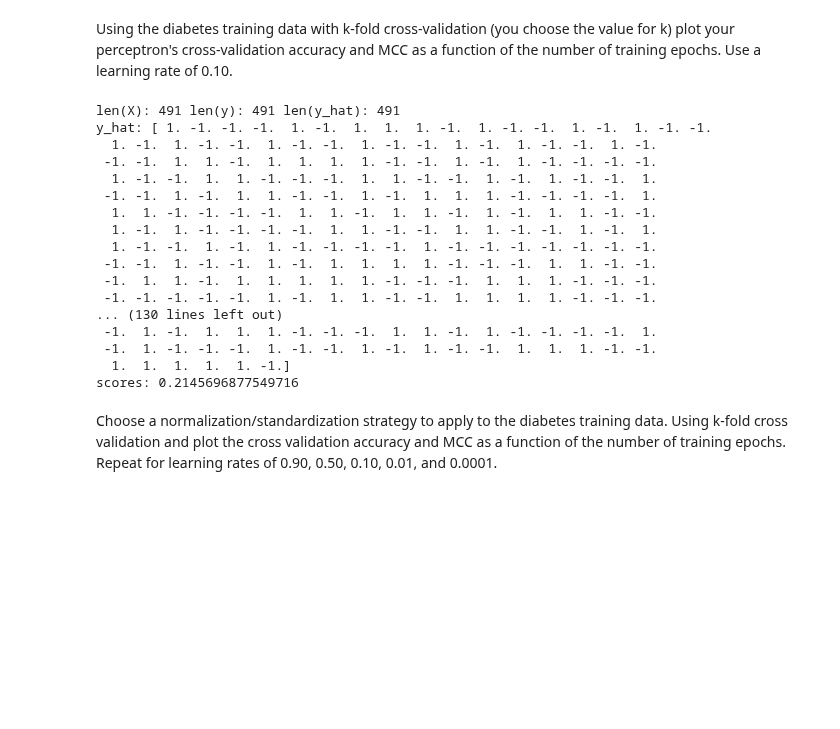
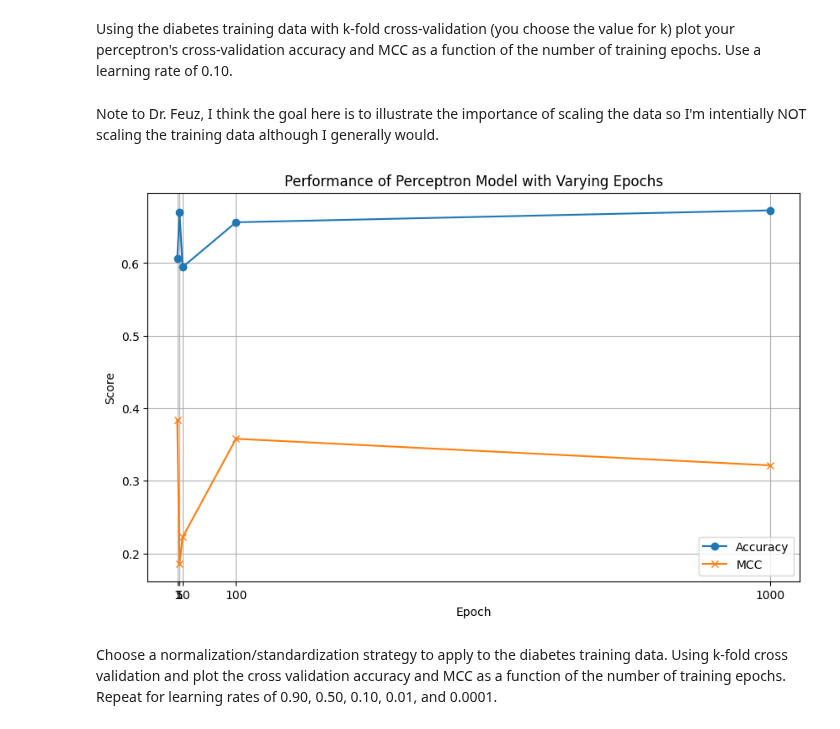
Before and after one commit to robchristiansen13/Learning, a Jupyter notebook: WeberState/CS 6600 (Machine Learning)/Assignments/Assignment4.ipynb, the cells around one changed output. Drawn from its saved outputs; the diff is of its cells as text; code cells hidden in the pictures; blank space fills up the shorter version.

Commit message:
Added plots

```diff
--- a/WeberState/CS 6600 (Machine Learning)/Assignments/Assignment4.ipynb
+++ b/WeberState/CS 6600 (Machine Learning)/Assignments/Assignment4.ipynb
@@ -127,44 +125,61 @@ from sklearn.model_selection import train_test_split
 X_train, X_test, y_train, y_test = train_test_split(X, y, test_size = 0.20)
 # %% [markdown]
 Using the diabetes training data with k-fold cross-validation (you choose the value for k) plot your perceptron's cross-validation accuracy and MCC as a function of the number of training epochs.  Use a learning rate of 0.10.
+# %% [markdown]
+Note to Dr. Feuz, I think the goal here is to illustrate the importance of scaling the data so I'm intentially NOT scaling the training data although I generally would.
 # %%
 #TODO: k-fold cross validation with a learning rate of 0.10
 
 from sklearn.pipeline import make_pipeline
 from sklearn.preprocessing import MinMaxScaler, StandardScaler
 from sklearn.model_selection import KFold, cross_val_score
-from sklearn.metrics import accuracy_score, f1_score, matthews_corrcoef, balanced_accuracy_score # balanced_accuracy_score with adjusted=True is Informedness
+from sklearn.metrics import matthews_corrcoef, accuracy_score
 
-epoch_range = [1]
+epoch_range = [1, 5, 10, 100,  1000]
+accuracy_scores = []
+mcc_scores = []
 
 for i in epoch_range:
     # Create a new perceptron instance for each epoch
-    clf = custom_perceptron(alpha=0.1, epochs=i)
+    clf = custom_perceptron(alpha=0.10, epochs=i)
 
     # Create the pipeline
-    pipe = make_pipeline(StandardScaler(), clf)
+    pipe = make_pipeline(StandardScaler(),clf)
 
     # Perform cross-validation using the pipeline
     cv = KFold(n_splits=5, shuffle=True)
-    scores = cross_val_score(pipe, X_train, y_train, cv=cv, scoring='matthews_corrcoef')
-    print(f"scores: {scores.mean()}")
+    accuracy = cross_val_score(pipe, X_train, y_train, cv=cv, scoring='accuracy')
+    mcc = cross_val_score(pipe, X_train, y_train, cv=cv, scoring='matthews_corrcoef')
+
+    # Append the scores to the respective lists
+    accuracy_scores.append(accuracy.mean())
+    mcc_scores.append(mcc.mean())
-# %% [output]
-len(X): 491 len(y): 491 len(y_hat): 491
-y_hat: [ 1. -1. -1. -1.  1. -1.  1.  1.  1. -1.  1. -1. -1.  1. -1.  1. -1. -1.
-  1. -1.  1. -1. -1.  1. -1. -1.  1. -1. -1.  1. -1.  1. -1. -1.  1. -1.
- -1. -1.  1.  1. -1.  1.  1.  1.  1. -1. -1.  1. -1.  1. -1. -1. -1. -1.
-  1. -1. -1.  1.  1. -1. -1. -1.  1.  1. -1. -1.  1. -1.  1. -1. -1.  1.
- -1. -1.  1. -1.  1.  1. -1. -1.  1. -1.  1.  1.  1. -1. -1. -1. -1.  1.
-  1.  1. -1. -1. -1. -1.  1.  1. -1.  1.  1. -1.  1. -1.  1.  1. -1. -1.
-  1. -1.  1. -1. -1. -1. -1.  1.  1. -1. -1.  1.  1. -1. -1.  1. -1.  1.
-  1. -1. -1.  1. -1.  1. -1. -1. -1. -1.  1. -1. -1. -1. -1. -1. -1. -1.
- -1. -1.  1. -1. -1.  1. -1.  1.  1.  1.  1. -1. -1. -1.  1.  1. -1. -1.
- -1.  1.  1. -1.  1.  1.  1.  1.  1. -1. -1. -1.  1.  1.  1. -1. -1. -1.
- -1. -1. -1. -1. -1.  1. -1.  1.  1. -1. -1.  1.  1.  1.  1. -1. -1. -1.
-... (130 lines left out)
- -1.  1. -1.  1.  1.  1. -1. -1. -1.  1.  1. -1.  1. -1. -1. -1. -1.  1.
- -1.  1. -1. -1. -1.  1. -1. -1.  1. -1.  1. -1. -1.  1.  1.  1. -1. -1.
-  1.  1.  1.  1.  1. -1.]
-scores: 0.2145696877549716
+# %%
+import matplotlib.pyplot as plt
+
+# Configure the plot
+plt.figure(figsize=(10, 6))
+
+# Plot accuracy scores
+plt.plot(epoch_range, accuracy_scores, label='Accuracy', marker='o')
+
+# Plot MCC scores
+plt.plot(epoch_range, mcc_scores, label='MCC', marker='x')
+
+# Add labels and title
+plt.xlabel('Epoch')
+plt.ylabel('Score')
+plt.title('Performance of Perceptron Model with Varying Epochs')
+
+# Add legend
+plt.legend()
+
+# Show the plot
+plt.grid(True)
+plt.xticks(epoch_range)
+plt.yticks()
+plt.show()
+# %% [output]
+[figure, added]
 # %% [markdown]
 Choose a normalization/standardization strategy to apply to the diabetes training data. Using k-fold cross validation and plot the cross validation accuracy and MCC as a function of the number of training epochs.  Repeat for learning rates of 0.90, 0.50, 0.10, 0.01, and 0.0001.
```
Also changed, not shown: parts of 6 cells of this notebook.
